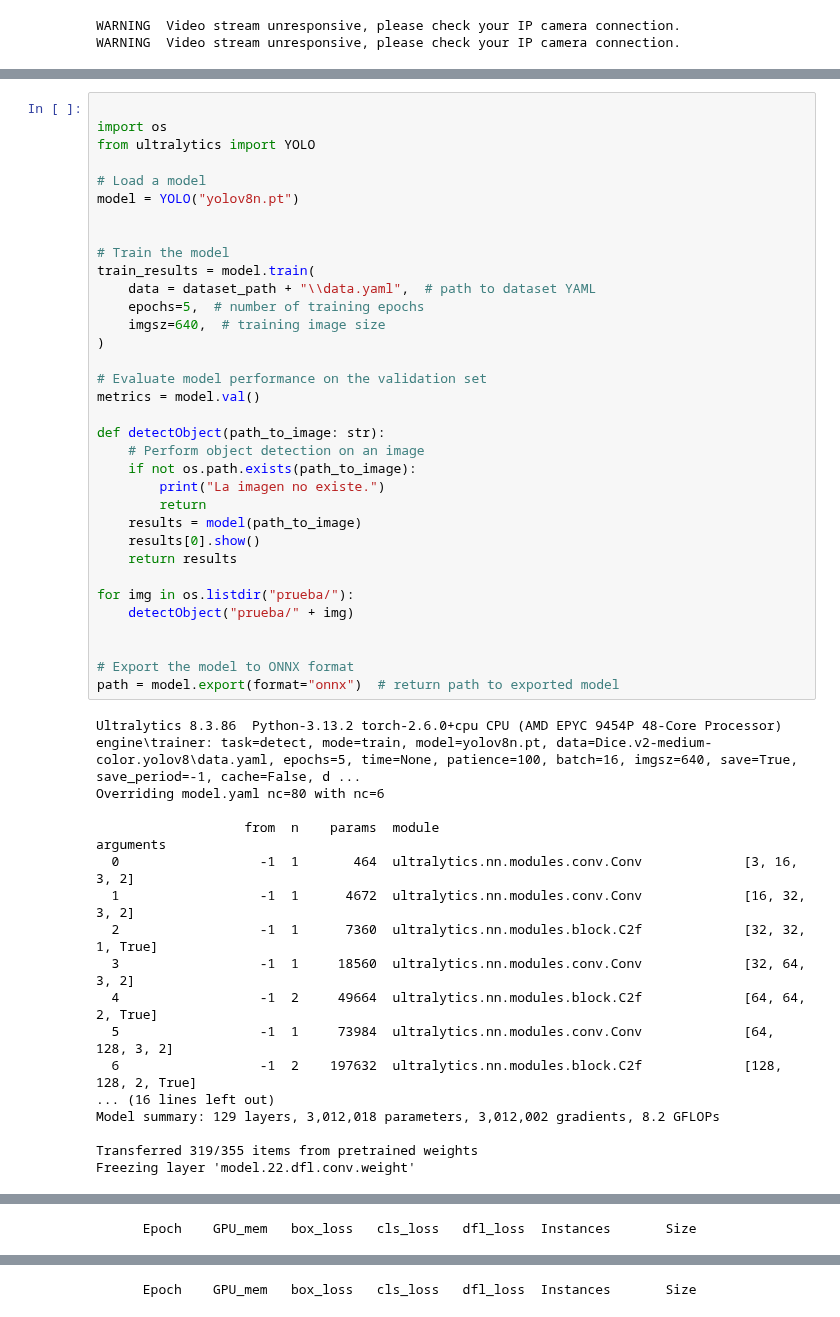
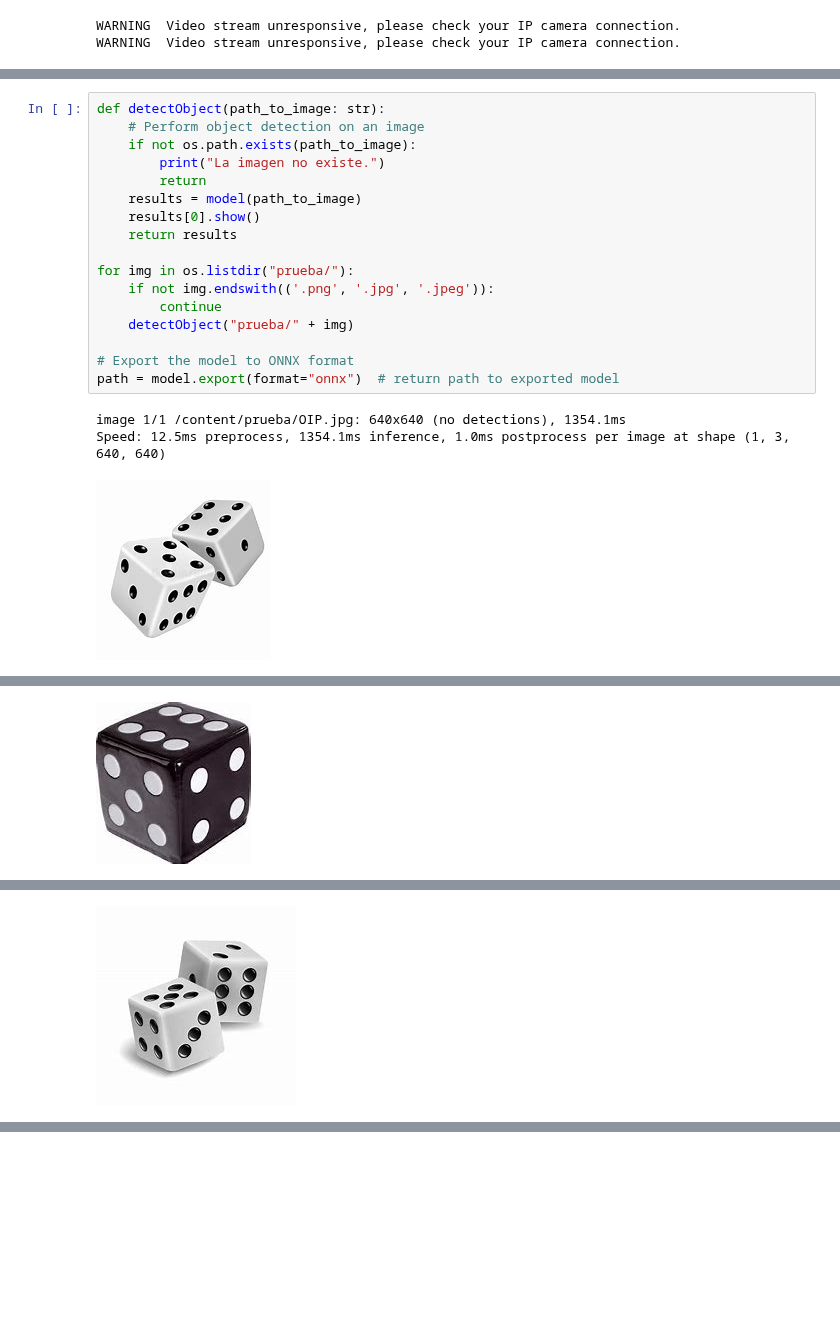
Before and after one commit to Javiert54/bigData, a Jupyter notebook: 1CEIABDTA - M2D/Modelos de Inteligencia artificial/TAREA 6 (24-25) DETECCIÓN DE OBJETOS CON YOLO/yolo.ipynb, the cells around one changed output, grey strips where cells are left out. Cells and saved outputs as stored; diff of their text form; blank space fills up the shorter version.

```diff
--- a/1CEIABDTA - M2D/Modelos de Inteligencia artificial/TAREA 6 (24-25) DETECCIÓN DE OBJETOS CON YOLO/yolo.ipynb
+++ b/1CEIABDTA - M2D/Modelos de Inteligencia artificial/TAREA 6 (24-25) DETECCIÓN DE OBJETOS CON YOLO/yolo.ipynb
@@ -133,52 +218,21 @@ Dataset split into train, val, and test sets.
 # %%
-
-import os
-from ultralytics import YOLO
-
-# Load a model
-model = YOLO("yolov8n.pt")
-
-
-# Train the model
-train_results = model.train(
-    data = dataset_path + "\\data.yaml",  # path to dataset YAML
-    epochs=5,  # number of training epochs
-    imgsz=640,  # training image size
-)
-
-# Evaluate model performance on the validation set
-metrics = model.val()
-
 def detectObject(path_to_image: str):
     # Perform object detection on an image
     if not os.path.exists(path_to_image):
         print("La imagen no existe.")
         return
     results = model(path_to_image)
     results[0].show()
     return results
 
 for img in os.listdir("prueba/"):
+    if not img.endswith(('.png', '.jpg', '.jpeg')):
+        continue
     detectObject("prueba/" + img)
-
 
 # Export the model to ONNX format
 path = model.export(format="onnx")  # return path to exported model
 # %% [output]
-Ultralytics 8.3.86  Python-3.13.2 torch-2.6.0+cpu CPU (AMD EPYC 9454P 48-Core Processor)
-engine\trainer: task=detect, mode=train, model=yolov8n.pt, data=Dice.v2-medium-color.yolov8\data.yaml, epochs=5, time=None, patience=100, batch=16, imgsz=640, save=True, save_period=-1, cache=False, d ...
-Overriding model.yaml nc=80 with nc=6
-
-                   from  n    params  module                                       arguments
-  0                  -1  1       464  ultralytics.nn.modules.conv.Conv             [3, 16, 3, 2]
-  1                  -1  1      4672  ultralytics.nn.modules.conv.Conv             [16, 32, 3, 2]
-  2                  -1  1      7360  ultralytics.nn.modules.block.C2f             [32, 32, 1, True]
-  3                  -1  1     18560  ultralytics.nn.modules.conv.Conv             [32, 64, 3, 2]
-  4                  -1  2     49664  ultralytics.nn.modules.block.C2f             [64, 64, 2, True]
-  5                  -1  1     73984  ultralytics.nn.modules.conv.Conv             [64, 128, 3, 2]
-  6                  -1  2    197632  ultralytics.nn.modules.block.C2f             [128, 128, 2, True]
-... (16 lines left out)
-Model summary: 129 layers, 3,012,018 parameters, 3,012,002 gradients, 8.2 GFLOPs
-
-Transferred 319/355 items from pretrained weights
-Freezing layer 'model.22.dfl.conv.weight'
+image 1/1 /content/prueba/OIP.jpg: 640x640 (no detections), 1354.1ms
+Speed: 12.5ms preprocess, 1354.1ms inference, 1.0ms postprocess per image at shape (1, 3, 640, 640)
+[figure, added]
@@ -185,0 +241 @@ WARNING  No labels found in C:\Users\isard\Desktop\bigData\1CEIABDTA - M2D\Model
+[figure, added]
@@ -196,0 +244 @@ Starting training for 5 epochs...
+[figure, added]
@@ -199 +257,0 @@ WARNING  no labels found in detect set, can not compute metrics without labels
-      Epoch    GPU_mem   box_loss   cls_loss   dfl_loss  Instances       Size
@@ -202 +257,0 @@ WARNING  no labels found in detect set, can not compute metrics without labels
-      Epoch    GPU_mem   box_loss   cls_loss   dfl_loss  Instances       Size
```
Also changed, not shown: parts of 4 cells of this notebook.
